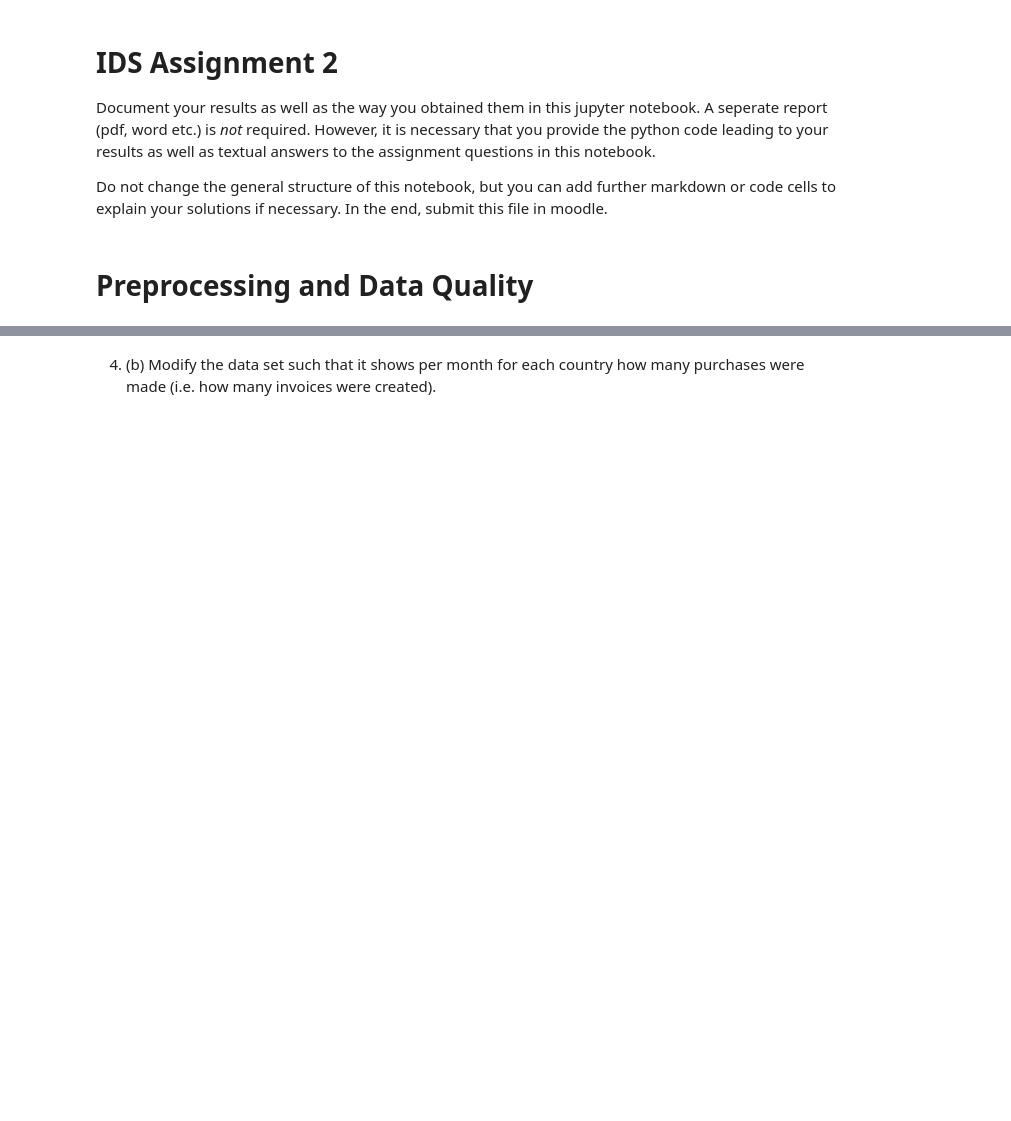
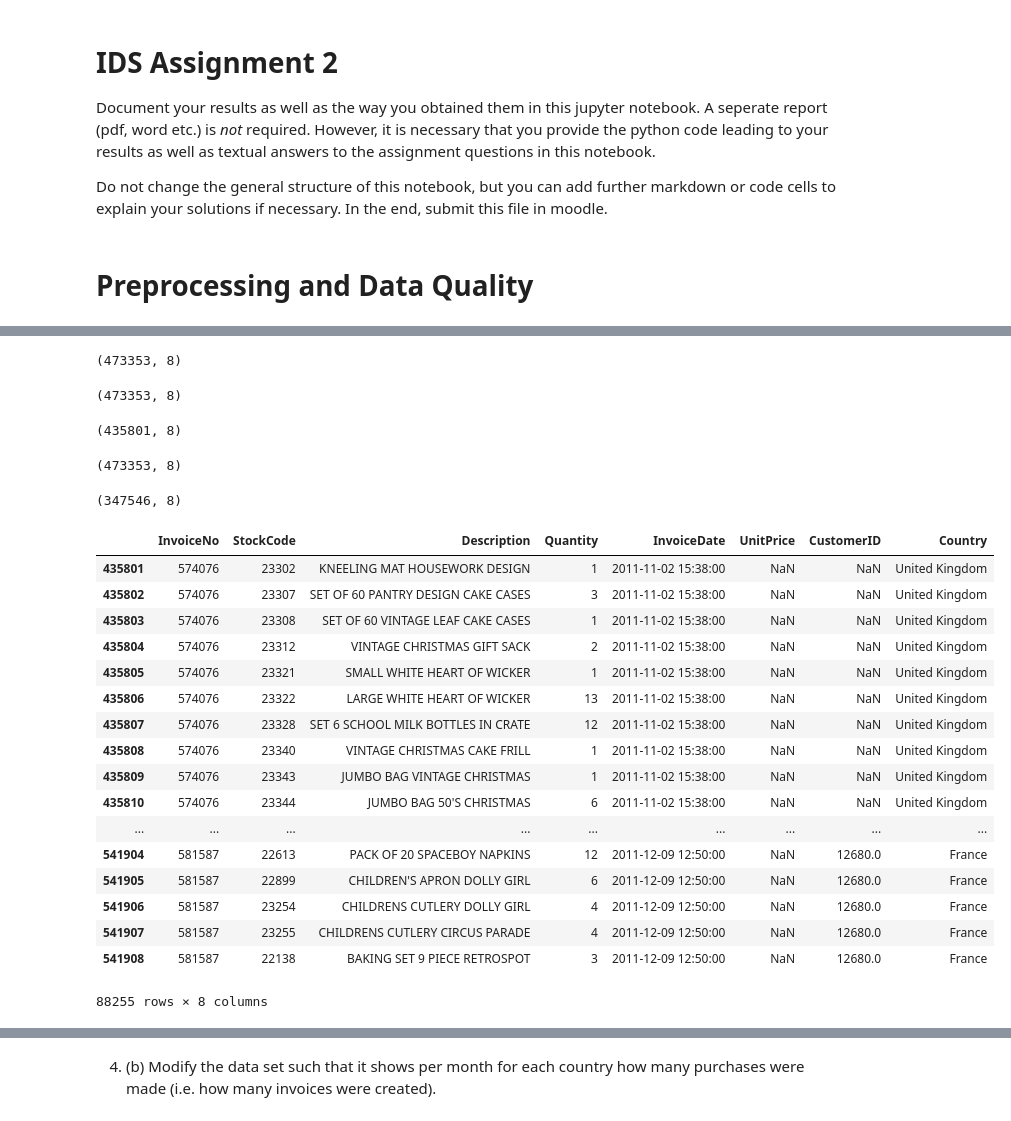
Before and after one commit to mrsonuk/university, a Jupyter notebook: data_science/assignment/02/Assignment2.ipynb, the cells around one changed output, grey strips where cells are left out. Drawn from its saved outputs; the diff is of its cells as text; code cells hidden in the pictures; blank space fills up the shorter version.

```diff
--- a/data_science/assignment/02/Assignment2.ipynb
+++ b/data_science/assignment/02/Assignment2.ipynb
@@ -37,0 +129,16 @@ Create a stream graph that visualizes the number  of purchases (invoices) per co
+# %%
+from sklearn import preprocessing
+
+unit_price_array = np.array(cleanedData2['UnitPrice']).reshape(-1,1)
+
+discretizer = preprocessing.KBinsDiscretizer(n_bins=21, encode='ordinal', strategy = 'uniform')
+discretizer.fit(unit_price_array)
+
+discretized_unit_price = discretizer.transform(unit_price_array).reshape(1,-1)
+
+#showing the transformed data
+print((discretized_unit_price+1)*0.4 - 0.2)
+new_unit_price = (discretized_unit_price+1)*0.4 - 0.2
+new_unit_price = new_unit_price.reshape(-1)
+#displaying the edges of each bin per attribute
+print(discretizer.bin_edges_)
@@ -37,0 +198,44 @@ Create a stream graph that visualizes the number  of purchases (invoices) per co
+# %%
+cleanedData.shape
+# %% [output]
+(473353, 8)
+# %%
+cleanedData.shape
+# %% [output]
+(473353, 8)
+# %%
+cleanedData3.shape
+# %% [output]
+(435801, 8)
+# %%
+mask4 = pd.isnull(cleanedData['UnitPrice'])
+cleanedData[~mask4].shape
+# %% [output]
+(473353, 8)
+# %%
+mask4 = pd.isnull(cleanedData3['UnitPrice'])
+cleanedData3[~mask4].shape
+# %% [output]
+(347546, 8)
+# %%
+mask3 = pd.isnull(cleanedData3['UnitPrice'])
+cleanedData3[mask3]
+# %% [output]
+|  | InvoiceNo | StockCode | Description | Quantity | InvoiceDate | UnitPrice | CustomerID | Country |
+| 435801 | 574076 | 23302 | KNEELING MAT HOUSEWORK DESIGN | 1 | 2011-11-02 15:38:00 | NaN | NaN | United Kingdom |
+| 435802 | 574076 | 23307 | SET OF 60 PANTRY DESIGN CAKE CASES | 3 | 2011-11-02 15:38:00 | NaN | NaN | United Kingdom |
+| 435803 | 574076 | 23308 | SET OF 60 VINTAGE LEAF CAKE CASES | 1 | 2011-11-02 15:38:00 | NaN | NaN | United Kingdom |
+| 435804 | 574076 | 23312 | VINTAGE CHRISTMAS GIFT SACK | 2 | 2011-11-02 15:38:00 | NaN | NaN | United Kingdom |
+| 435805 | 574076 | 23321 | SMALL WHITE HEART OF WICKER | 1 | 2011-11-02 15:38:00 | NaN | NaN | United Kingdom |
+| 435806 | 574076 | 23322 | LARGE WHITE HEART OF WICKER | 13 | 2011-11-02 15:38:00 | NaN | NaN | United Kingdom |
+| 435807 | 574076 | 23328 | SET 6 SCHOOL MILK BOTTLES IN CRATE | 12 | 2011-11-02 15:38:00 | NaN | NaN | United Kingdom |
+| 435808 | 574076 | 23340 | VINTAGE CHRISTMAS CAKE FRILL | 1 | 2011-11-02 15:38:00 | NaN | NaN | United Kingdom |
+| 435809 | 574076 | 23343 | JUMBO BAG VINTAGE CHRISTMAS | 1 | 2011-11-02 15:38:00 | NaN | NaN | United Kingdom |
+| 435810 | 574076 | 23344 | JUMBO BAG 50'S CHRISTMAS | 6 | 2011-11-02 15:38:00 | NaN | NaN | United Kingdom |
+| ... | ... | ... | ... | ... | ... | ... | ... | ... |
+| 541904 | 581587 | 22613 | PACK OF 20 SPACEBOY NAPKINS | 12 | 2011-12-09 12:50:00 | NaN | 12680.0 | France |
+| 541905 | 581587 | 22899 | CHILDREN'S APRON DOLLY GIRL | 6 | 2011-12-09 12:50:00 | NaN | 12680.0 | France |
+| 541906 | 581587 | 23254 | CHILDRENS CUTLERY DOLLY GIRL | 4 | 2011-12-09 12:50:00 | NaN | 12680.0 | France |
+| 541907 | 581587 | 23255 | CHILDRENS CUTLERY CIRCUS PARADE | 4 | 2011-12-09 12:50:00 | NaN | 12680.0 | France |
+| 541908 | 581587 | 22138 | BAKING SET 9 PIECE RETROSPOT | 3 | 2011-12-09 12:50:00 | NaN | 12680.0 | France |
+88255 rows × 8 columns
```
Also changed, not shown: parts of 62 cells of this notebook, 3 other files.
